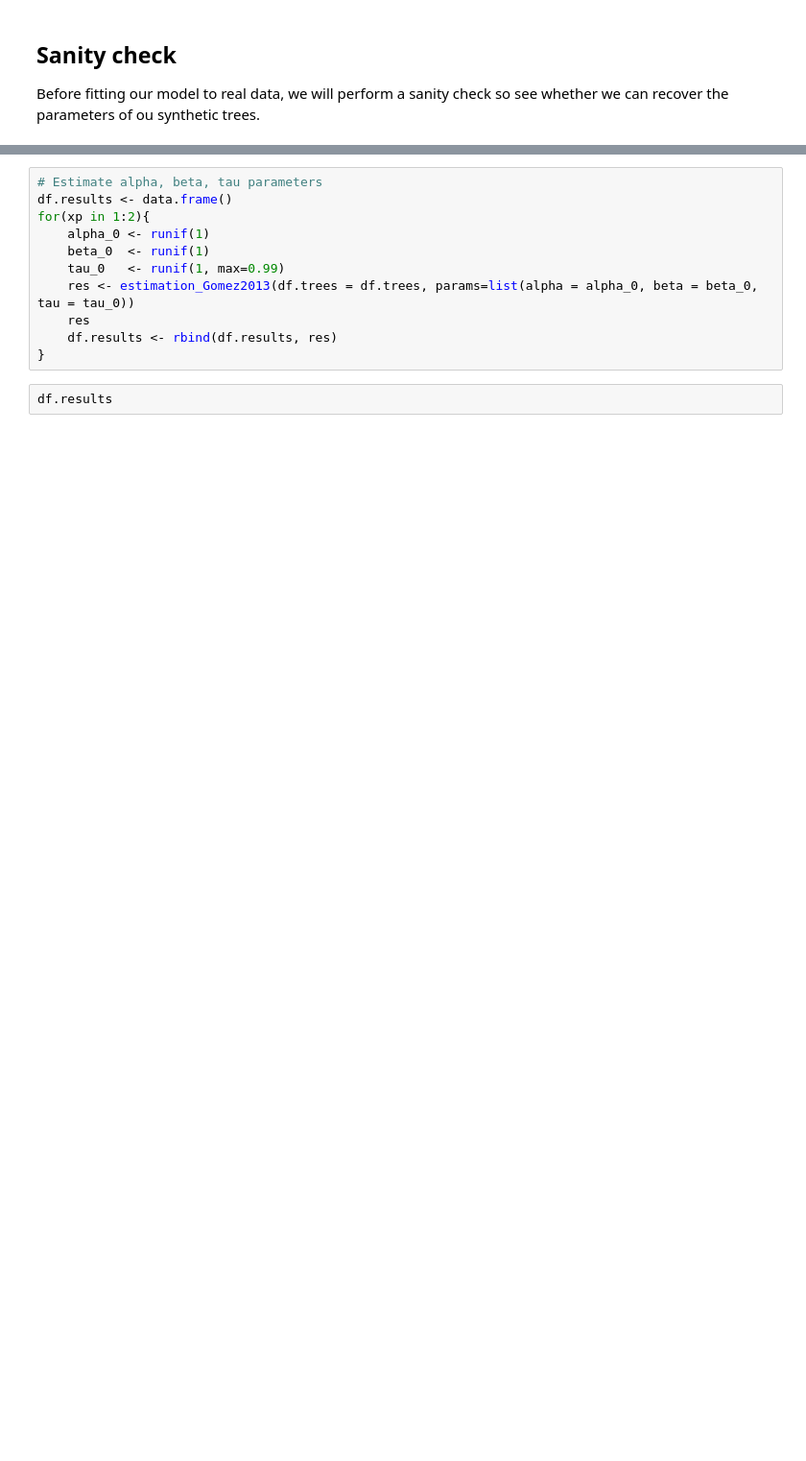
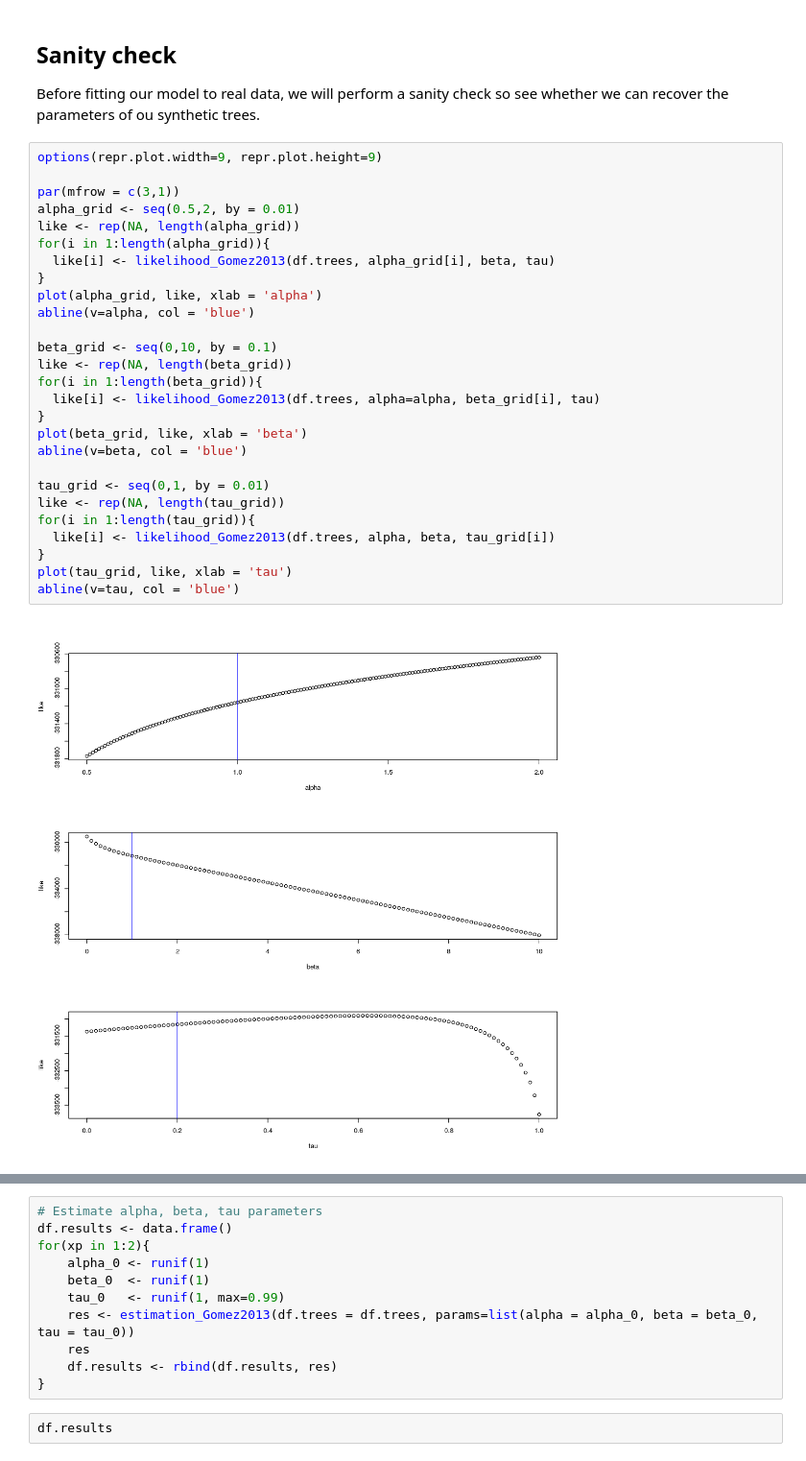
Before and after one commit to alumbreras/generative-discussion-threads, a Jupyter notebook: analysis/Tutorial ASONAM/notebook_asonam.ipynb, the cells around one changed output, grey strips where cells are left out. Shown: that part at 96% size. Saved outputs shown, nothing was run; the diff lists cells and outputs as text; blank space fills up the shorter version.

```diff
--- a/analysis/Tutorial ASONAM/notebook_asonam.ipynb
+++ b/analysis/Tutorial ASONAM/notebook_asonam.ipynb
@@ -94,6 +102,35 @@ plot.tree(parents[[9]])
 ## Sanity check
 
 Before fitting our model to real data, we will perform a sanity check so see whether we can recover the parameters of ou synthetic trees.
+# %%
+options(repr.plot.width=9, repr.plot.height=9)
+
+par(mfrow = c(3,1))
+alpha_grid <- seq(0.5,2, by = 0.01)
+like <- rep(NA, length(alpha_grid))
+for(i in 1:length(alpha_grid)){
+  like[i] <- likelihood_Gomez2013(df.trees, alpha_grid[i], beta, tau)
+}
+plot(alpha_grid, like, xlab = 'alpha')
+abline(v=alpha, col = 'blue')
+
+beta_grid <- seq(0,10, by = 0.1)
+like <- rep(NA, length(beta_grid))
+for(i in 1:length(beta_grid)){
+  like[i] <- likelihood_Gomez2013(df.trees, alpha=alpha, beta_grid[i], tau)
+}
+plot(beta_grid, like, xlab = 'beta')
+abline(v=beta, col = 'blue')
+
+tau_grid <- seq(0,1, by = 0.01)
+like <- rep(NA, length(tau_grid))
+for(i in 1:length(tau_grid)){
+  like[i] <- likelihood_Gomez2013(df.trees, alpha, beta, tau_grid[i])
+}
+plot(tau_grid, like, xlab = 'tau')
+abline(v=tau, col = 'blue')
+# %% [output]
+[figure, added]
 # %%
 # Estimate paremeters ----------------------------------------------------------
 
```
Also changed, not shown: parts of 12 cells of this notebook, 4 other files.
